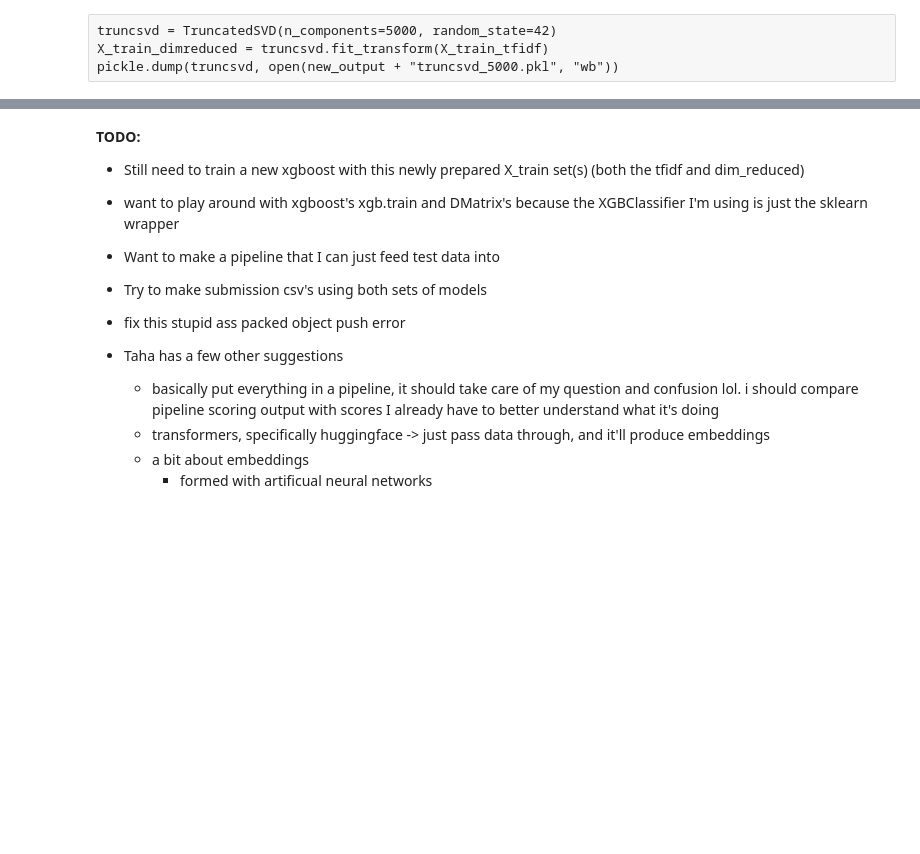
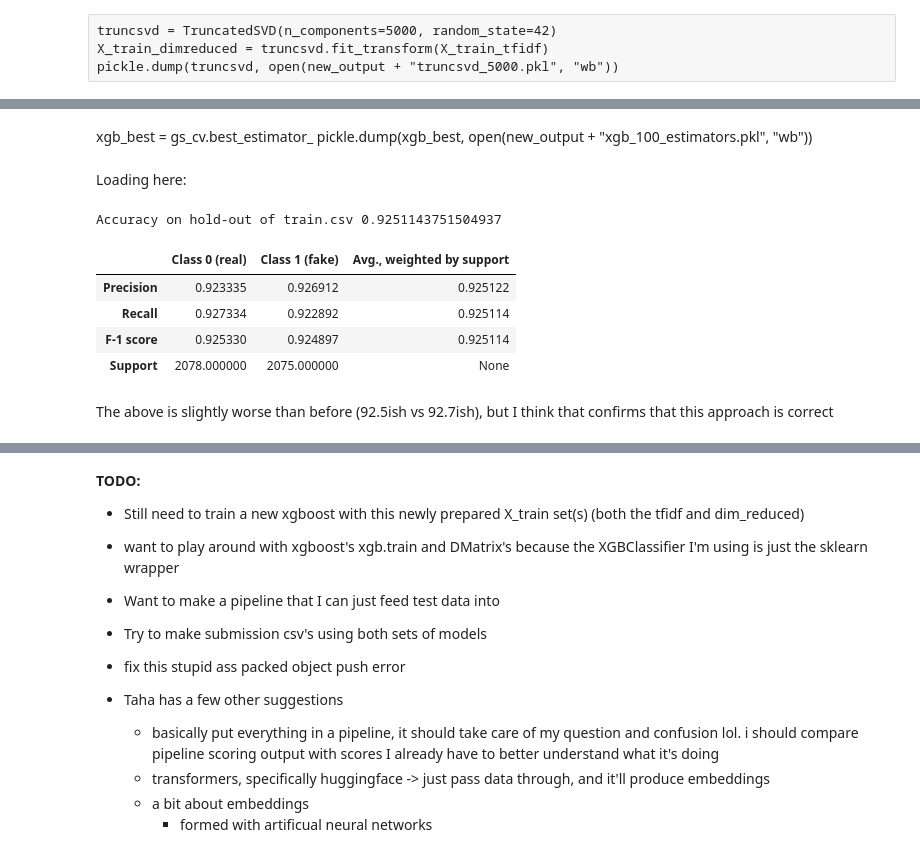
Before and after one commit to castillo-marc/fake_news, a Jupyter notebook: Fake News Notebook.ipynb, the cells around one changed output, grey strips where cells are left out. Cells and saved outputs as stored; diff of their text form; code cells hidden in the pictures; blank space fills up the shorter version.

```diff
--- a/Fake News Notebook.ipynb
+++ b/Fake News Notebook.ipynb
@@ -246,0 +266,35 @@ X_train_dimreduced = truncsvd.transform(X_train_tfidf)
+# %% [markdown]
+xgb_best = gs_cv.best_estimator_
+pickle.dump(xgb_best, open(new_output + "xgb_100_estimators.pkl", "wb"))
+# %% [markdown]
+Loading here:
+# %%
+xgb_best = pickle.load(open(new_output + "xgb_100_estimators.pkl", "rb"))
+# %%
+# have to appropriately format X_test now:
+X_test_tfidf = tfidf.transform(X_test)
+# %%
+X_test_dimreduced = truncsvd.transform(X_test_tfidf)
+# %%
+from sklearn.metrics import precision_recall_fscore_support, accuracy_score
+
+y_pred = xgb_best.predict(X_test_dimreduced)
+
+print("Accuracy on hold-out of train.csv", accuracy_score(y_test, y_pred))
+metrics = precision_recall_fscore_support(y_test, y_pred, labels=[0, 1], pos_label=1)
+metrics = pd.DataFrame(metrics)
+metrics.columns = ["Class 0 (real)", "Class 1 (fake)"]
+metrics.index = ["Precision", "Recall", "F-1 score", "Support"]
+
+metrics["Avg., weighted by support"] = precision_recall_fscore_support(y_test, y_pred, labels=[0, 1], pos_label=1, average="weighted")
+
+metrics.head()
+# %% [output]
+Accuracy on hold-out of train.csv 0.9251143751504937
+|  | Class 0 (real) | Class 1 (fake) | Avg., weighted by support |
+| Precision | 0.923335 | 0.926912 | 0.925122 |
+| Recall | 0.927334 | 0.922892 | 0.925114 |
+| F-1 score | 0.925330 | 0.924897 | 0.925114 |
+| Support | 2078.000000 | 2075.000000 | None |
+# %% [markdown]
+The above is slightly worse than before (92.5ish vs 92.7ish), but I think that confirms that this approach is correct
```
Also changed, not shown: parts of 17 cells of this notebook.
